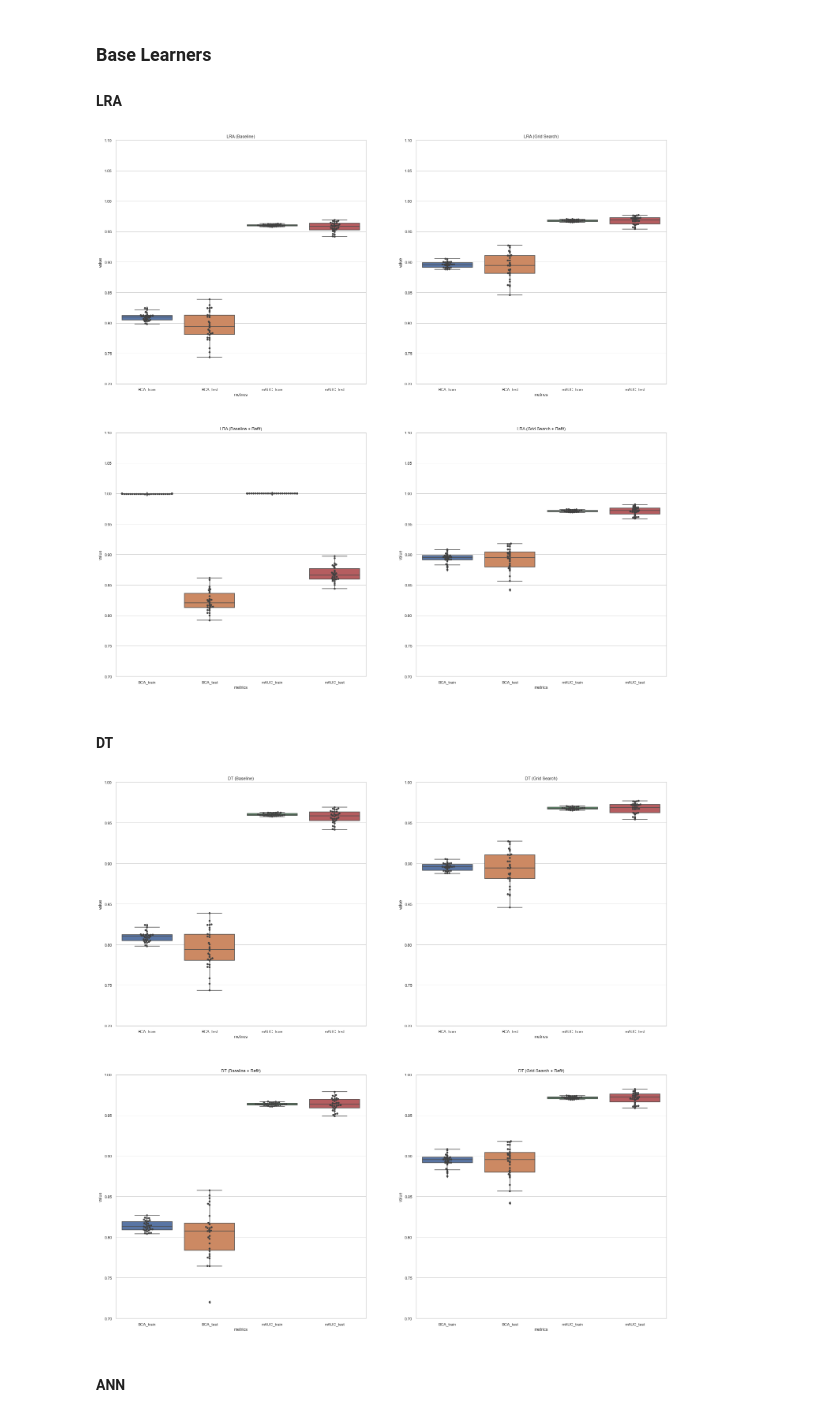
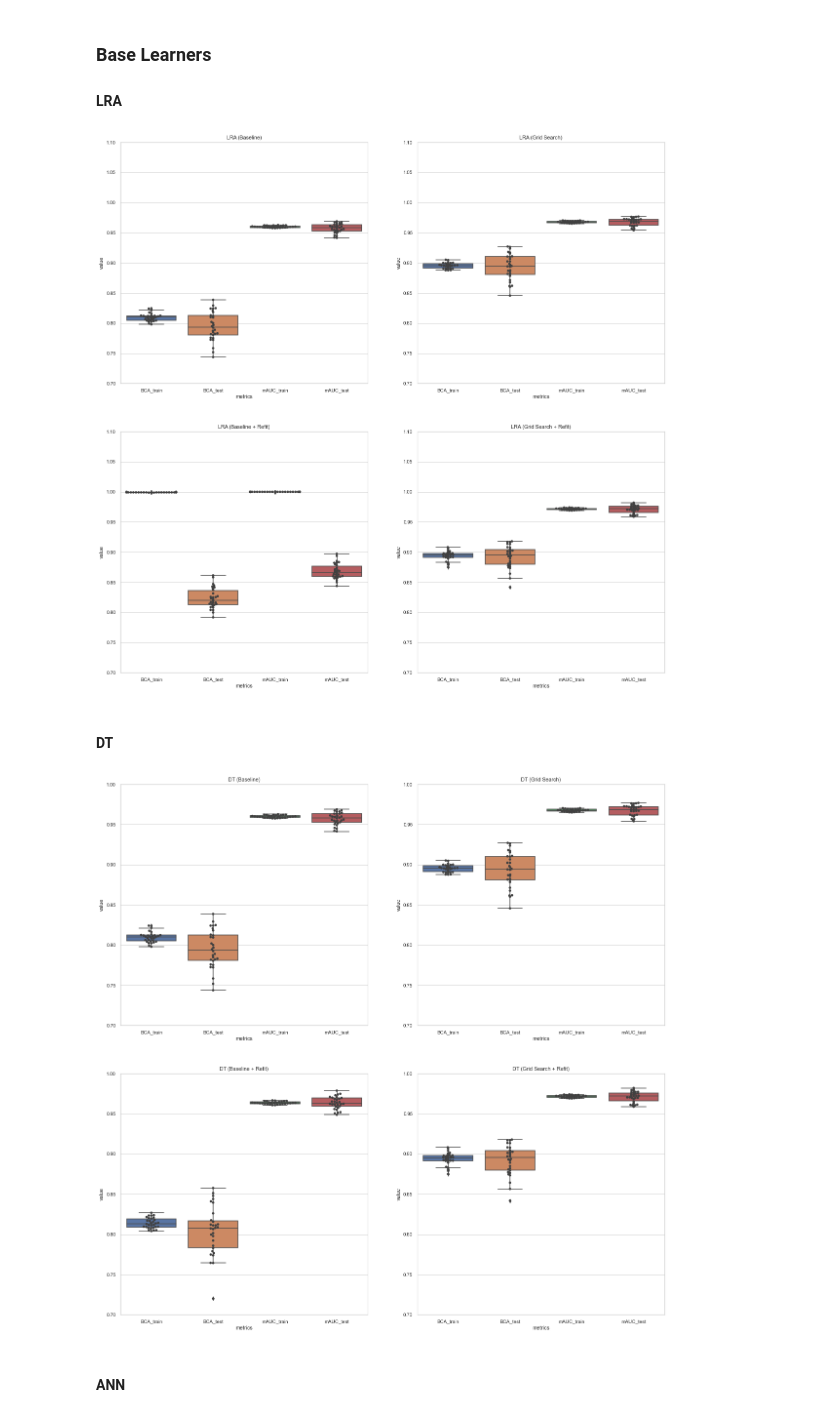
Before and after one commit to rusane/natural-computing, a Jupyter notebook: Project/Result Plots.ipynb, the cells around one changed output. Drawn from its saved outputs; the diff is of its cells as text; code cells hidden in the pictures.

Commit message:
update results plot

```diff
--- a/Project/Result Plots.ipynb
+++ b/Project/Result Plots.ipynb
@@ -48,13 +50,13 @@ stk_cv_df = pd.read_csv('./results/stk_cv.csv')
 # %%
-def plot_result(df1, df2, df3, df4, y1, t1, y2, t2, y3, t3, y4, t4):
+def plot_result(df1, df2, df3, df4, y, t1, t2, t3, t4):
     '''function to visualize box plots'''
-    plt.figure(figsize=(25,25))
+    plt.figure(figsize=(20,20))
     plt.subplot(2,2,1)
     sns.boxplot(x="metrics", y="value",
                 data=pd.melt(df1, var_name='metrics'))
     sns.swarmplot(x="metrics", y="value", color=".25",
                   data=pd.melt(df1, var_name='metrics'))
-    plt.ylim(y1)
+    plt.ylim(y)
     plt.title(t1)
 
     plt.subplot(2,2,2)
@@ -62,7 +64,7 @@ def plot_result(df1, df2, df3, df4, y1, t1, y2, t2, y3, t3, y4, t4):
                 data=pd.melt(df2, var_name='metrics'))
     sns.swarmplot(x="metrics", y="value", color=".25",
                   data=pd.melt(df2, var_name='metrics'))
-    plt.ylim(y2)
+    plt.ylim(y)
     plt.title(t2)
 
     plt.subplot(2,2,3)
@@ -70,7 +72,7 @@ def plot_result(df1, df2, df3, df4, y1, t1, y2, t2, y3, t3, y4, t4):
                 data=pd.melt(df3, var_name='metrics'))
     sns.swarmplot(x="metrics", y="value", color=".25",
                   data=pd.melt(df3, var_name='metrics'))
-    plt.ylim(y3)
+    plt.ylim(y)
     plt.title(t3)
 
     plt.subplot(2,2,4)
@@ -78,7 +80,7 @@ def plot_result(df1, df2, df3, df4, y1, t1, y2, t2, y3, t3, y4, t4):
                 data=pd.melt(df4, var_name='metrics'))
     sns.swarmplot(x="metrics", y="value", color=".25",
                   data=pd.melt(df4, var_name='metrics'))
-    plt.ylim(y4)
+    plt.ylim(y)
     plt.title(t4)
 
     plt.show()
@@ -89,21 +91,21 @@ def plot_result(df1, df2, df3, df4, y1, t1, y2, t2, y3, t3, y4, t4):
 # %%
 plot_result(def_lra_df, lra_df, def_refit_lra_df, refit_lra_df,
             [0.7,1.1], "LRA (Baseline)",
-            [0.7,1.1], "LRA (Grid Search)",
-            [0.7,1.1], "LRA (Baseline + Refit)",
-            [0.7,1.1], "LRA (Grid Search + Refit)")
+            "LRA (Grid Search)",
+            "LRA (Baseline + Refit)",
+            "LRA (Grid Search + Refit)")
 # %% [output]
-[figure, old version]
+[figure, new version]
 # %% [markdown]
 #### DT
 # %%
 plot_result(def_dtc_df, dtc_df, def_refit_dtc_df, refit_dtc_df,
             [0.7,1], "DT (Baseline)",
-            [0.7,1], "DT (Grid Search)",
-            [0.7,1], "DT (Baseline + Refit)",
-            [0.7,1], "DT (Grid Search + Refit)")
+            "DT (Grid Search)",
+            "DT (Baseline + Refit)",
+            "DT (Grid Search + Refit)")
 # %% [output]
-[figure, old version]
+[figure, new version]
 # %% [markdown]
 #### ANN
 # %%
```
Also changed, not shown: parts of 4 cells of this notebook.
